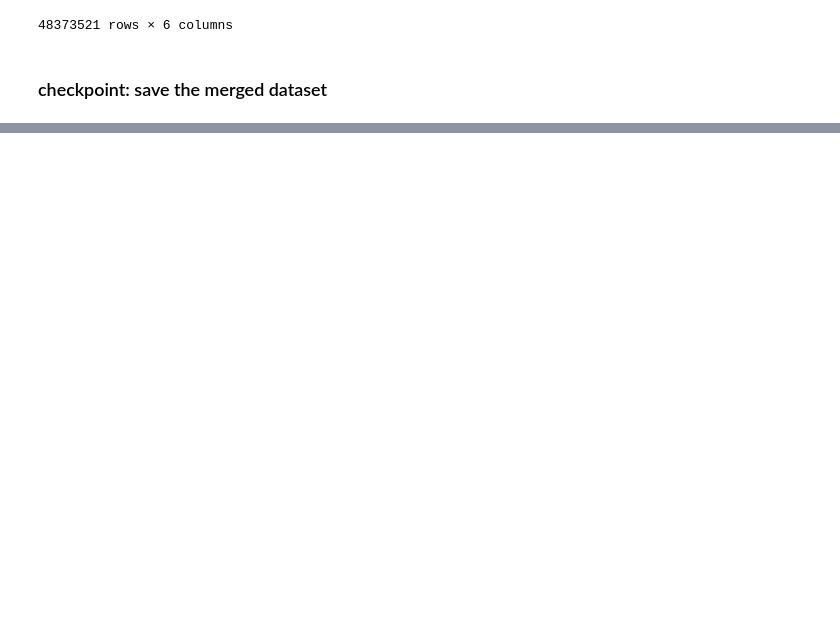
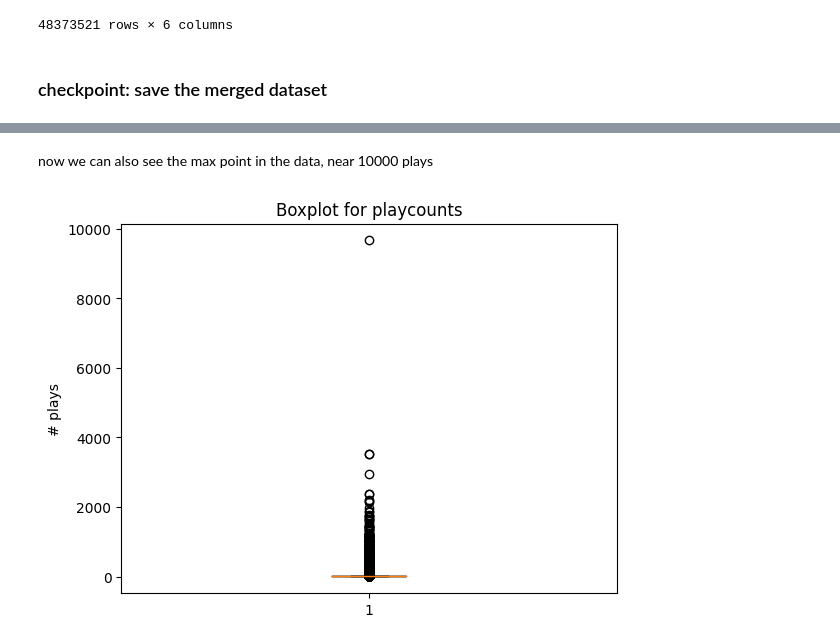
Before and after one commit to smehdizadeh/CSCI5622_Machine-Learning, a Jupyter notebook: dataset-creation.ipynb, the cells around one changed output, grey strips where cells are left out. Drawn from its saved outputs; the diff is of its cells as text; code cells hidden in the pictures; blank space fills up the shorter version.

Commit message:
initial data exploration

```diff
--- a/dataset-creation.ipynb
+++ b/dataset-creation.ipynb
@@ -162,0 +201,10 @@ taste_df_cleaned.to_csv('taste_profiles.csv')
+# %% [markdown]
+now we can also see the max point in the data, near 10000 plays
+# %%
+fig, axs = plt.subplots(1, 1)
+axs.boxplot(taste_df_cleaned['playcount'].values)
+axs.set_ylabel('# plays')
+axs.set_title('Boxplot for playcounts')
+plt.show()
+# %% [output]
+[figure, added]
```
Also changed, not shown: parts of 26 cells of this notebook.
